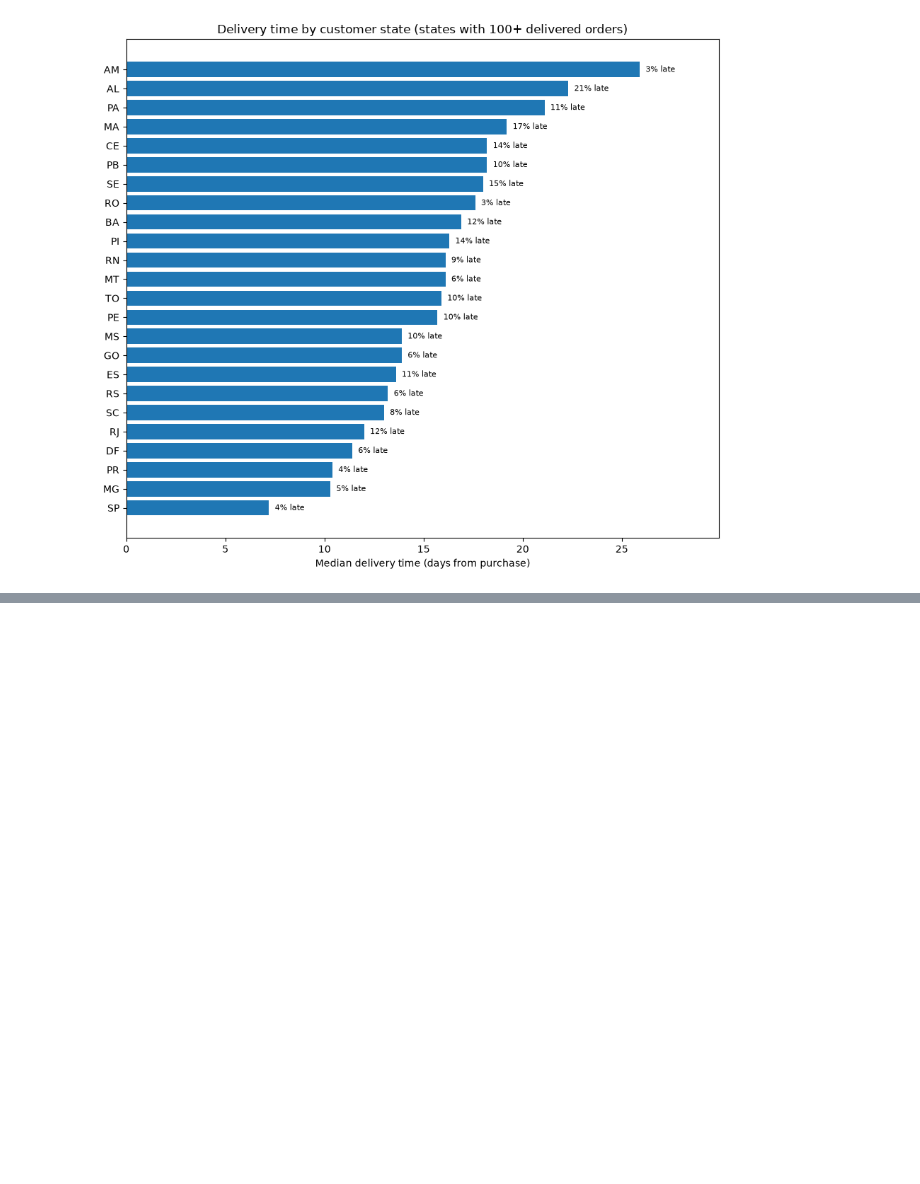
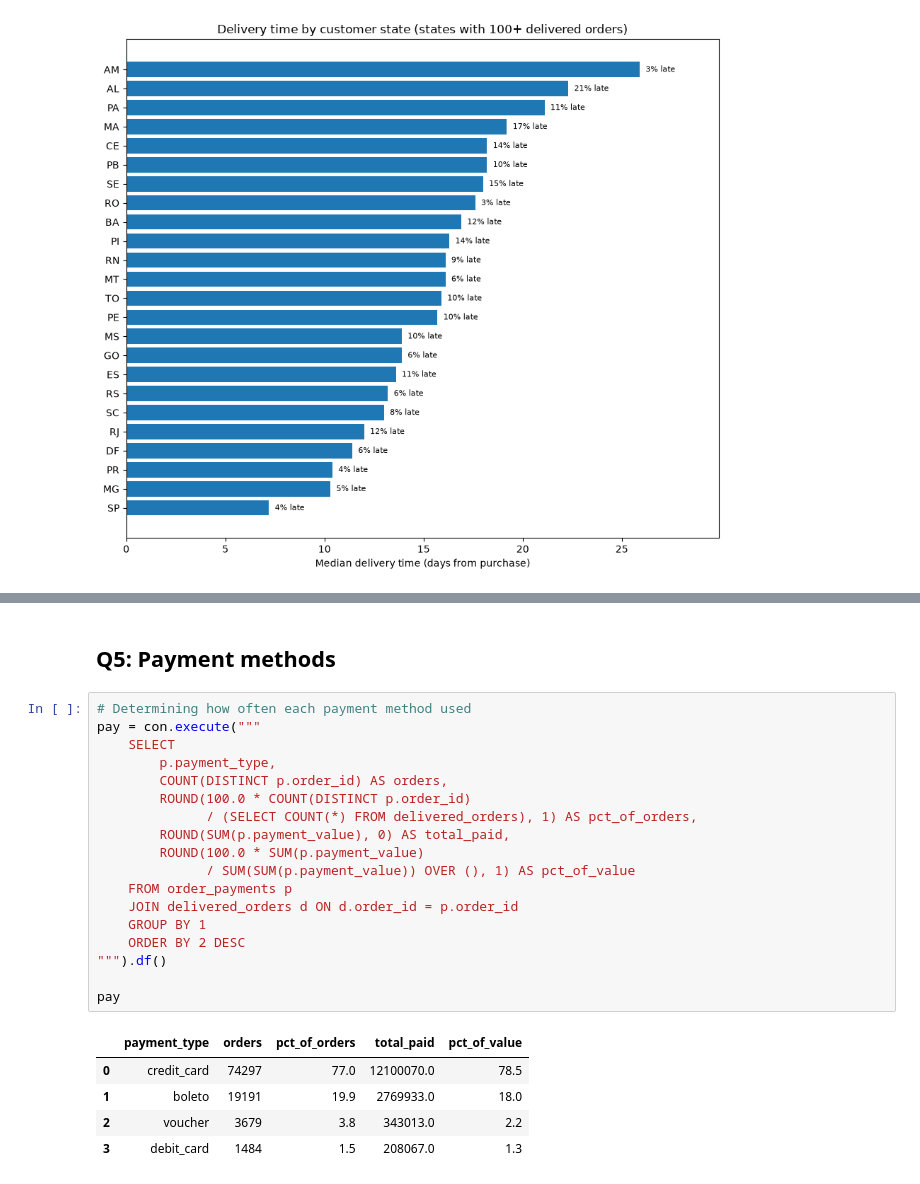
Before and after one commit to eQuaEnoo/olist-ecommerce-analysis, a Jupyter notebook: notebooks/01-explore.ipynb, the cells around one changed output, grey strips where cells are left out. Saved outputs shown, nothing was run; the diff lists cells and outputs as text; blank space fills up the shorter version.

```diff
--- a/notebooks/01-explore.ipynb
+++ b/notebooks/01-explore.ipynb
@@ -521,0 +639,26 @@ Northeast: % of orders 9.4 | % of late orders 17.6
+# %% [markdown]
+## Q5: Payment methods
+# %%
+# Determining how often each payment method used
+pay = con.execute("""
+    SELECT
+        p.payment_type,
+        COUNT(DISTINCT p.order_id) AS orders,
+        ROUND(100.0 * COUNT(DISTINCT p.order_id)
+              / (SELECT COUNT(*) FROM delivered_orders), 1) AS pct_of_orders,
+        ROUND(SUM(p.payment_value), 0) AS total_paid,
+        ROUND(100.0 * SUM(p.payment_value)
+              / SUM(SUM(p.payment_value)) OVER (), 1) AS pct_of_value
+    FROM order_payments p
+    JOIN delivered_orders d ON d.order_id = p.order_id
+    GROUP BY 1
+    ORDER BY 2 DESC
+""").df()
+
+pay
+# %% [output]
+|  | payment_type | orders | pct_of_orders | total_paid | pct_of_value |
+| 0 | credit_card | 74297 | 77.0 | 12100070.0 | 78.5 |
+| 1 | boleto | 19191 | 19.9 | 2769933.0 | 18.0 |
+| 2 | voucher | 3679 | 3.8 | 343013.0 | 2.2 |
+| 3 | debit_card | 1484 | 1.5 | 208067.0 | 1.3 |
```
Also changed, not shown: parts of 12 cells of this notebook, 4 other files.
